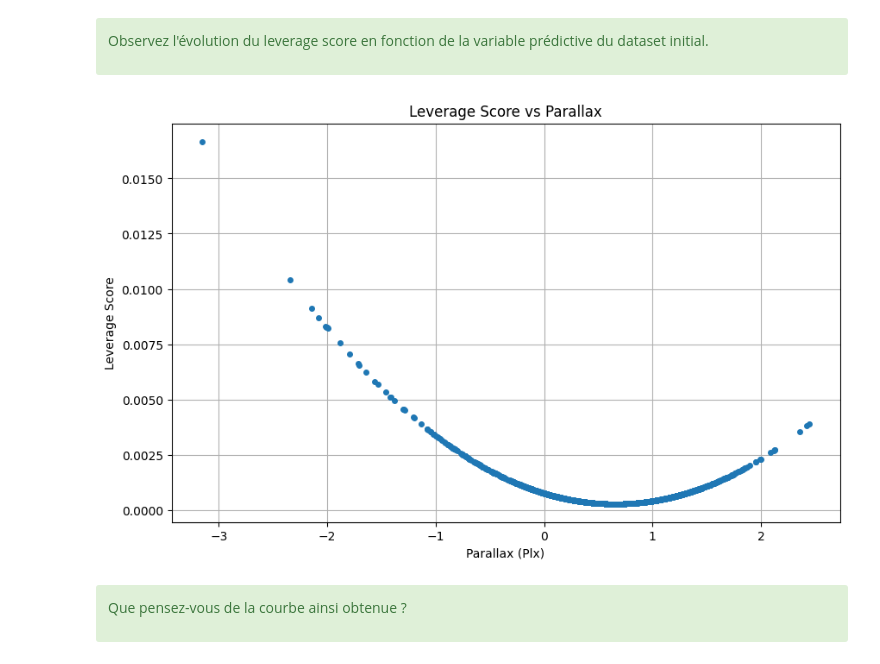
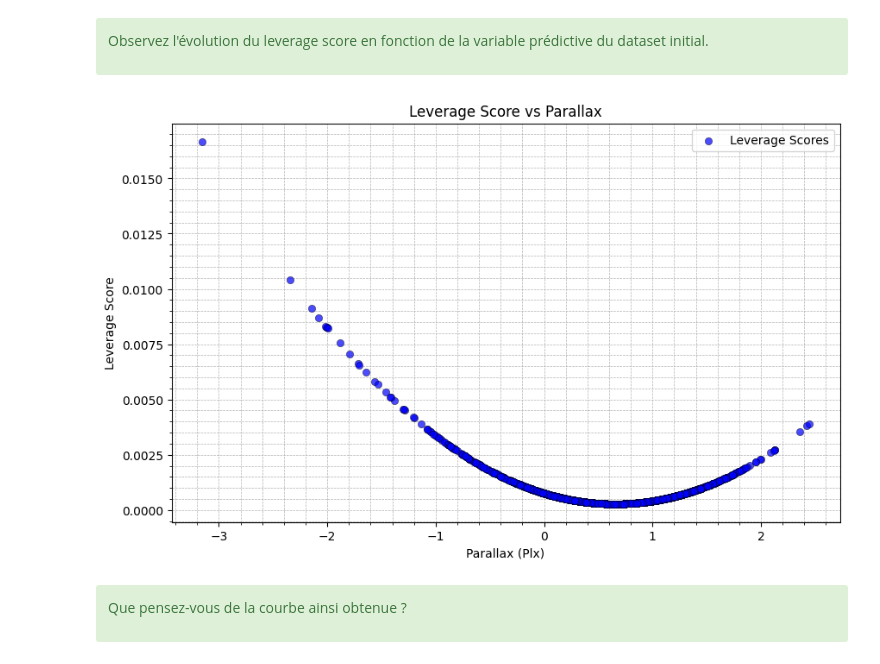
Before and after one commit to LeJzer03/Stat.-Devoir---Github, a Jupyter notebook: math0487_hw2.ipynb, the cells around one changed output. Drawn from its saved outputs; the diff is of its cells as text; code cells hidden in the pictures.

Commit message:
tout les graphiques sont bons

```diff
--- a/math0487_hw2.ipynb
+++ b/math0487_hw2.ipynb
@@ -779,22 +779,21 @@ Observez l'évolution du leverage score en fonction de la variable prédictive d
 # %%
 
 # Calculate leverage scores for the initial dataset
-X_with_intercept = np.hstack([np.ones((X.shape[0], 1)), X])
-hat_matrix = X_with_intercept @ np.linalg.inv(X_with_intercept.T @ X_with_intercept) @ X_with_intercept.T
-leverage_scores = np.diag(hat_matrix)
+leverage_scores = get_leverage(X)
 
 # Plot the leverage scores
 plt.figure(figsize=(10, 6))
-plt.plot(X, leverage_scores, 'o', markersize=4)
+plt.scatter(X, leverage_scores, color='blue', edgecolor='black', alpha=0.7, linewidths=0.4, label='Leverage Scores')
 plt.xlabel('Parallax (Plx)')
 plt.ylabel('Leverage Score')
 plt.title('Leverage Score vs Parallax')
+plt.legend()
 plt.minorticks_on()
 plt.grid(which='both', linestyle='--', linewidth=0.5)
 plt.gca().set_axisbelow(True)
 plt.show()
 # %% [output]
-[figure, old version]
+[figure, new version]
 # %% [markdown]
 <div class="alert alert-block alert-success">
 
```
Also changed, not shown: parts of 2 cells of this notebook.
